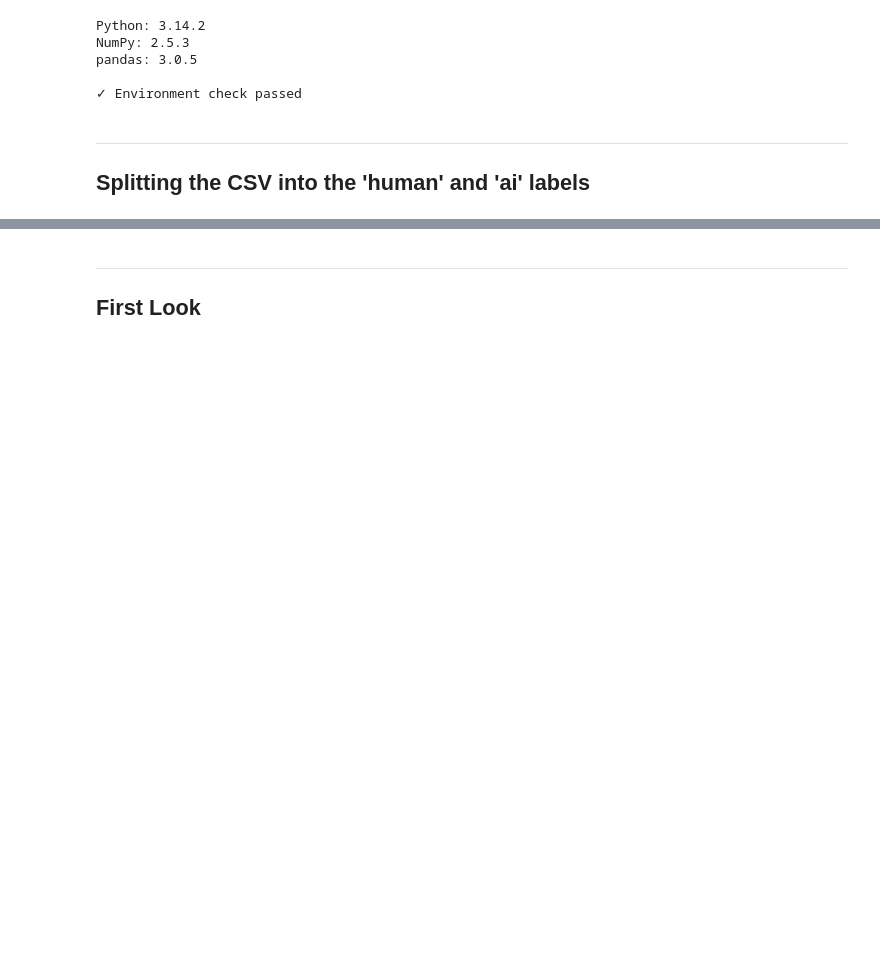
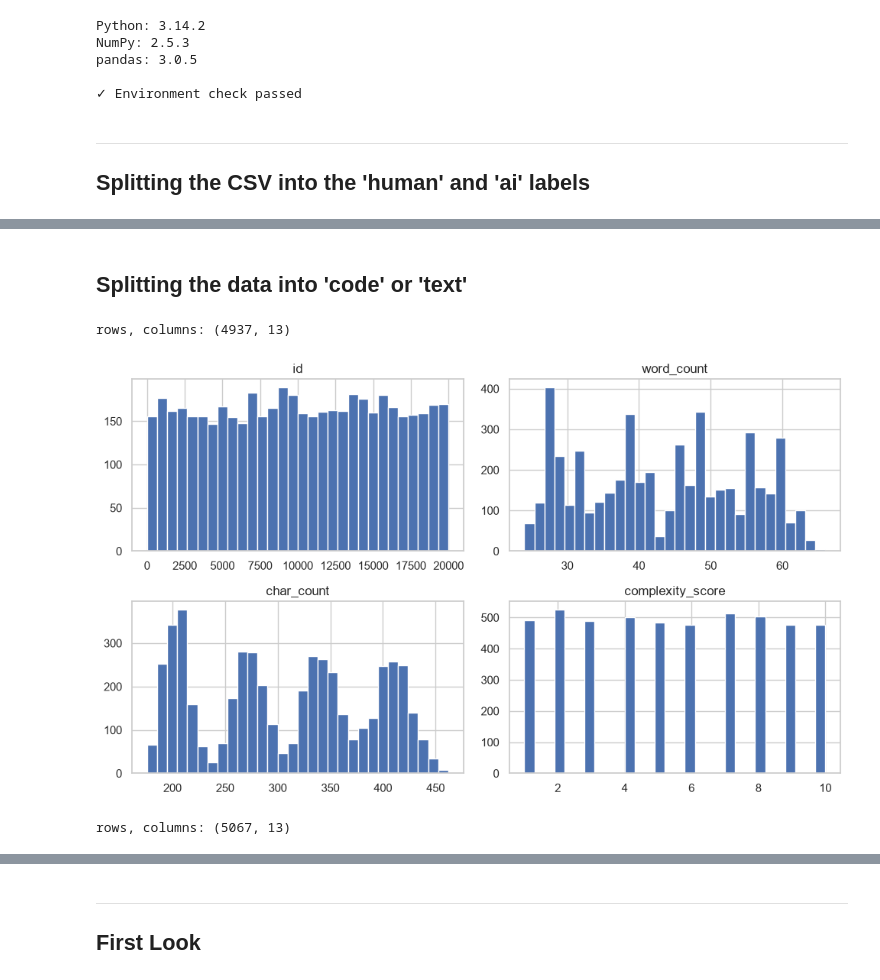
Before and after one commit to foranwe2/Group1Project, a Jupyter notebook: notebooks/Split_data.ipynb, the cells around one changed output, grey strips where cells are left out. Saved outputs shown, nothing was run; the diff lists cells and outputs as text; code cells hidden in the pictures; blank space fills up the shorter version.

```diff
--- a/notebooks/Split_data.ipynb
+++ b/notebooks/Split_data.ipynb
@@ -66,3 +67,41 @@ df_human.head()
 | 6 | 7 | Write a graph traversal solution ... | arr = [i for i in range(10)] # gr... | code | news | human | graph traversal | 11 | 54 | NaN | ... |
 | 7 | 8 | Write a story about tech | Recent studies show that tech can... | text | news | human | tech | 53 | 352 | NaN | ... |
 | 11 | 12 | Write a graph traversal solution ... | public class graph_traversal {\n ... | code | github | human | graph traversal | 16 | 120 | NaN | ... |
+# %% [markdown]
+## Splitting the data into 'code' or 'text'
+# %%
+# human file
+df_human.head()
+
+#df_human.info()
+#df_human.describe().T
+
+# human_text file
+df_humantext = df_human[df_human["type"].str.lower() == "text"]
+df_humantext.to_csv("../data/human_text_only.csv", index=False)
+df_humantext.head()
+print("rows, columns:", df_humantext.shape)
+#df_humantext.info()
+
+df_humantext.select_dtypes("number").hist(figsize=(10, 6), bins=30, edgecolor="white")
+plt.tight_layout()
+plt.show()
+# %% [output]
+rows, columns: (4937, 13)
+[figure, added]
+# %%
+# ai file
+
+#df_ai.head()
+
+#df_ai.info()
+#df_ai.describe().T
+
+# ai_text file
+df_aitext = df_ai[df_ai["type"].str.lower() == "text"]
+df_aitext.to_csv("../data/ai_text_only.csv", index=False)
+df_aitext.head()
+print("rows, columns:", df_aitext.shape)
+#df_aitext.info()
+# %% [output]
+rows, columns: (5067, 13)
```
Also changed, not shown: parts of 40 cells of this notebook, 7 other files.
